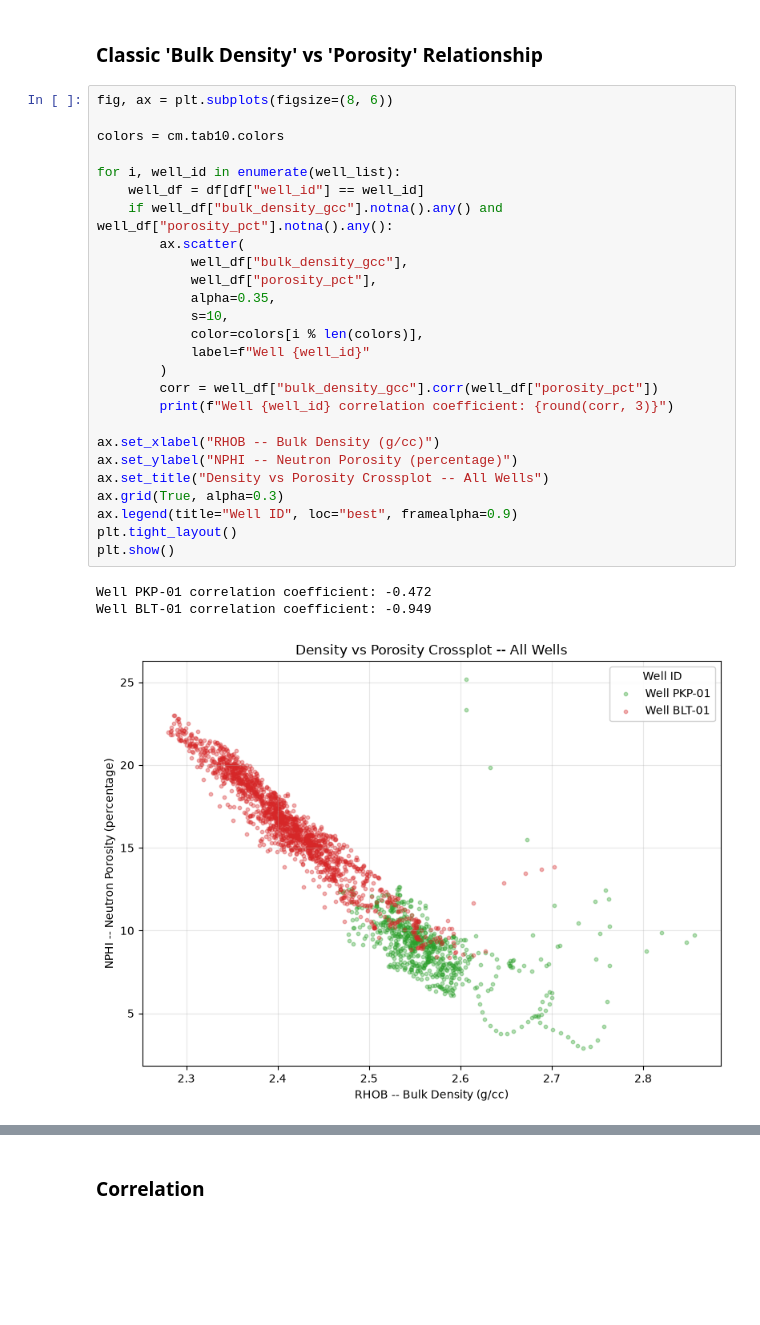
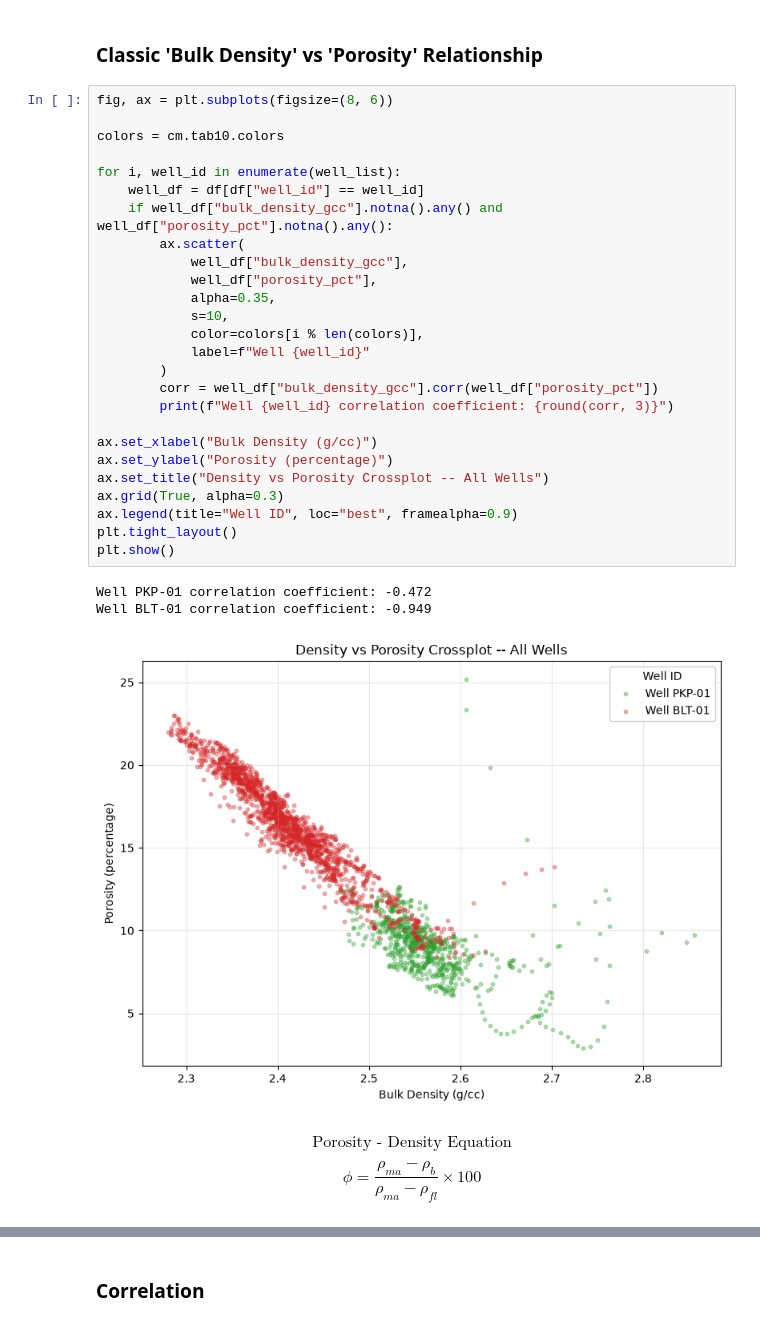
Before and after one commit to sadaraka-kadi/probable-eureka, a Jupyter notebook: notebooks/01_data_exploration.ipynb, the cells around one changed output, grey strips where cells are left out. Drawn from its saved outputs; the diff is of its cells as text; blank space fills up the shorter version.

```diff
--- a/notebooks/01_data_exploration.ipynb
+++ b/notebooks/01_data_exploration.ipynb
@@ -341,30 +341,33 @@ No missing bulk_density_gcc rows
 # %%
 fig, ax = plt.subplots(figsize=(8, 6))
 
 colors = cm.tab10.colors
 
 for i, well_id in enumerate(well_list):
     well_df = df[df["well_id"] == well_id]
     if well_df["bulk_density_gcc"].notna().any() and well_df["porosity_pct"].notna().any():
         ax.scatter(
             well_df["bulk_density_gcc"],
             well_df["porosity_pct"],
             alpha=0.35,
             s=10,
             color=colors[i % len(colors)],
             label=f"Well {well_id}"
         )
         corr = well_df["bulk_density_gcc"].corr(well_df["porosity_pct"])
         print(f"Well {well_id} correlation coefficient: {round(corr, 3)}")
 
-ax.set_xlabel("RHOB -- Bulk Density (g/cc)")
-ax.set_ylabel("NPHI -- Neutron Porosity (percentage)")
+ax.set_xlabel("Bulk Density (g/cc)")
+ax.set_ylabel("Porosity (percentage)")
 ax.set_title("Density vs Porosity Crossplot -- All Wells")
 ax.grid(True, alpha=0.3)
 ax.legend(title="Well ID", loc="best", framealpha=0.9)
 plt.tight_layout()
 plt.show()
 # %% [output]
 Well PKP-01 correlation coefficient: -0.472
 Well BLT-01 correlation coefficient: -0.949
-[figure, old version]
+[figure, new version]
+# %% [markdown]
+$$\text{Porosity - Density Equation}$$
+$$\phi = \frac{\rho_{ma} - \rho_b}{\rho_{ma} - \rho_{fl}} \times 100$$
```
Also changed, not shown: parts of 14 cells of this notebook.
